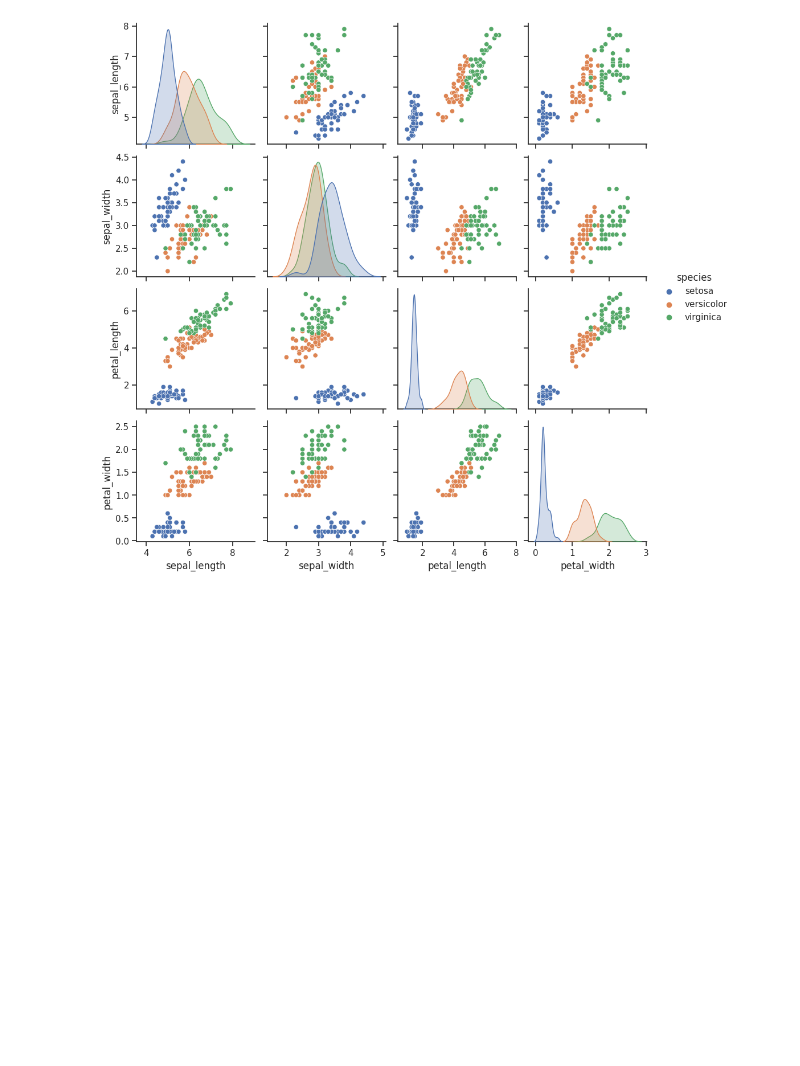
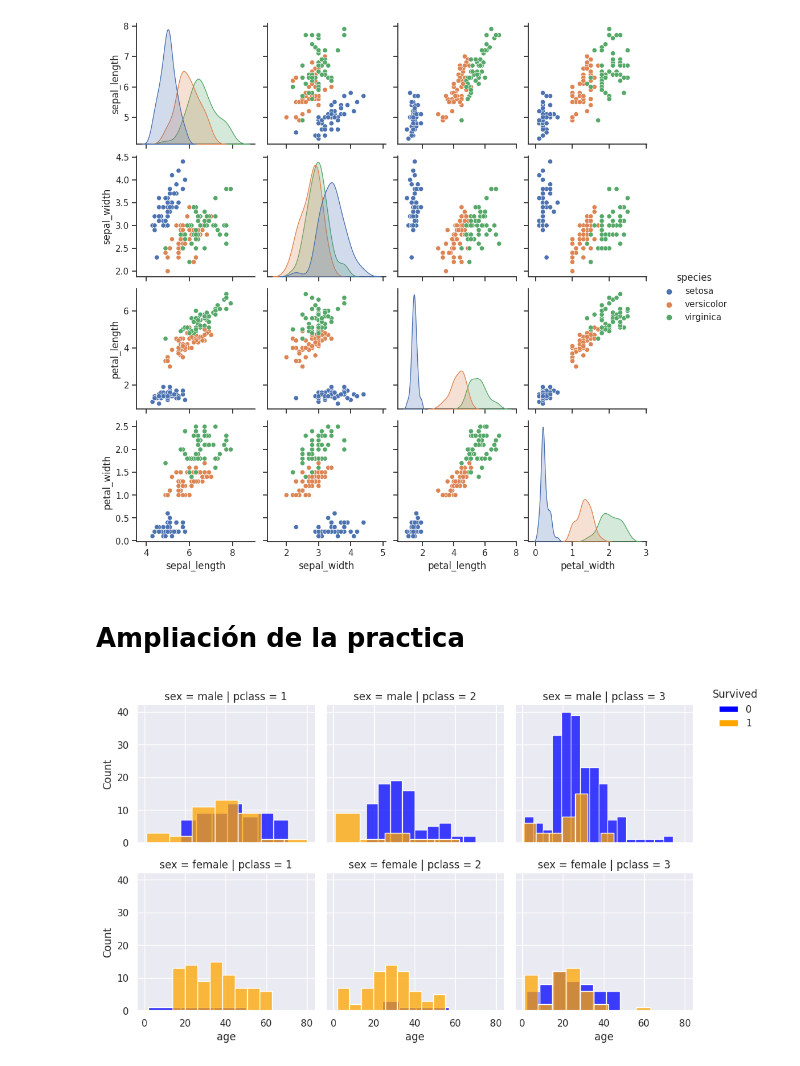
Before and after one commit to KRYXTYAM/08MBID_04_B_2023_VISUALIZACION_DE_DATOS, a Jupyter notebook: ActividadGuiada3Juliana_Giraldo.ipynb, the cells around one changed output. Saved outputs shown, nothing was run; the diff lists cells and outputs as text; code cells hidden in the pictures; blank space fills up the shorter version.

```diff
--- a/ActividadGuiada3Juliana_Giraldo.ipynb
+++ b/ActividadGuiada3Juliana_Giraldo.ipynb
@@ -165,3 +165,31 @@ sns.pairplot(df, hue="species")
 # %% [output]
 <seaborn.axisgrid.PairGrid at 0x...>
 [figure]
+# %% [markdown]
+# Ampliación de la practica
+# %%
+from matplotlib.patches import Rectangle
+# Definir los colores manualmente
+colors = {0: 'blue', 1: 'orange'}
+#Cambiamos el font
+sns.set(font_scale=1)
+#FacetGrid - Construir una matriz de gráficos
+g = sns.FacetGrid(titanic, row='sex',col='pclass',hue="survived",palette=colors)
+g.map(sns.histplot, "age")
+
+# Añadir leyenda al FacetGrid con una barra horizontal
+legend_labels = {0: '0', 1: '1'}
+handles = [Rectangle((0, 0), 1, 1, color=colors[label], ec="w", label=legend_labels[label]) for label in legend_labels]
+g.add_legend(handles=handles, title="Survived",
+             bbox_to_anchor=(1, 1),
+             loc='upper left')
+
+# Ajustar la disposición de los gráficos
+plt.tight_layout()
+
+# Ajustar la disposición de los gráficos
+plt.tight_layout()
+
+plt.show()
+# %% [output]
+[figure, added]
```
